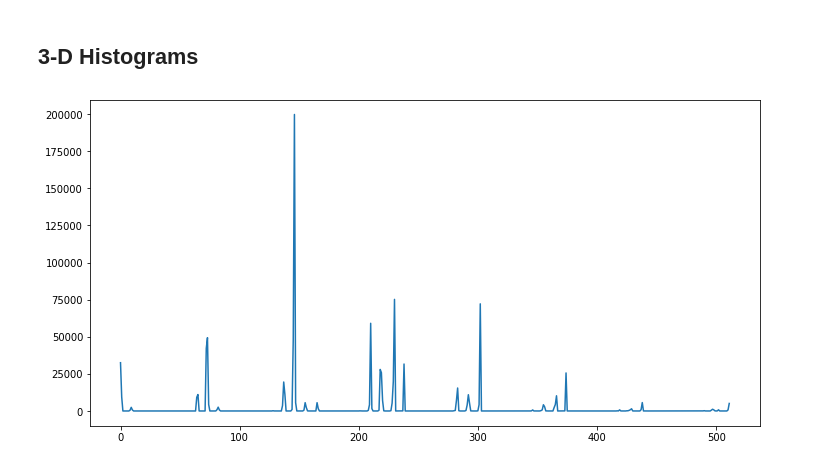
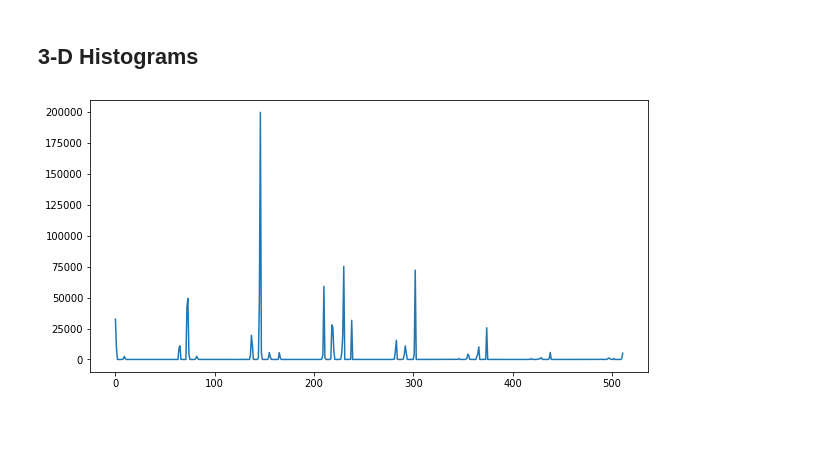
Before and after one commit to Defcon27/Image-Search-using-Parallel-Computing, a Jupyter notebook: Image_Histograms/ImageHistVisualizations.ipynb, the cells around one changed output. Drawn from its saved outputs; the diff is of its cells as text; code cells hidden in the pictures; blank space fills up the shorter version.

Commit message:
Added 3-D Histogram vector plot

```diff
--- a/Image_Histograms/ImageHistVisualizations.ipynb
+++ b/Image_Histograms/ImageHistVisualizations.ipynb
@@ -214,10 +252,11 @@ plt.show()
 # %%
 image = cv2.imread("../Image_Database/road.jpg")
 image = cv2.cvtColor(image, cv2.COLOR_BGR2RGB)
 
-f, ax = plt.subplots(figsize=(12,6))
+f, ax = plt.subplots(figsize=(10,5))
 hist = cv2.calcHist([image], [0, 1, 2],None, [8, 8, 8], [0, 256, 0, 256, 0, 256])
+plt.title("Plot of Flattened RGB Histogram")
 sns.lineplot(data=hist.ravel())
 plt.show()
 # %% [output]
-[figure, old version]
+[figure, new version]
```
Also changed, not shown: parts of 8 cells of this notebook.
